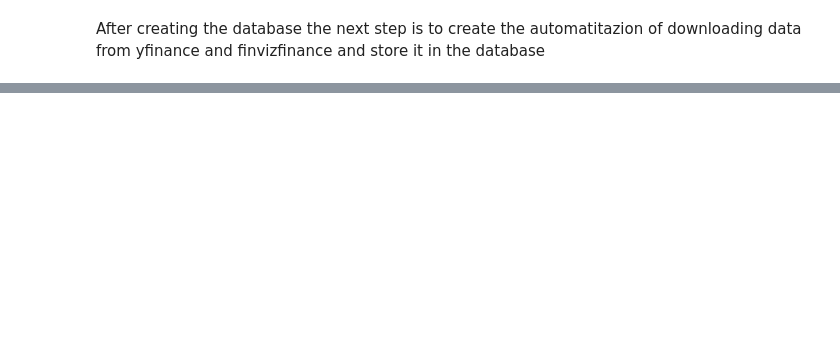
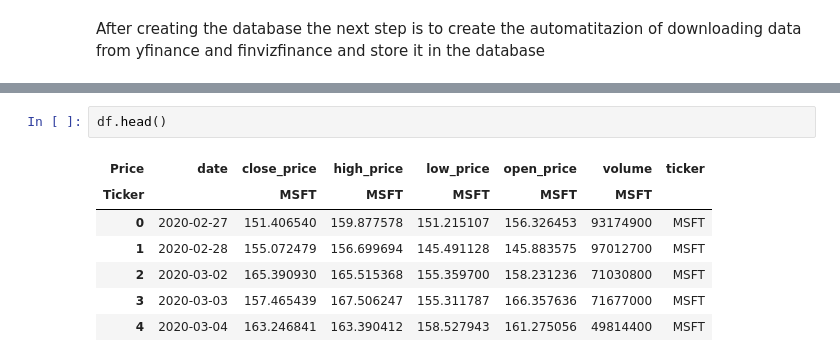
Before and after one commit to jamesrubio23/Portfolio_Advisor, a Jupyter notebook: download_data_to_db.ipynb, the cells around one changed output, grey strips where cells are left out. Drawn from its saved outputs; the diff is of its cells as text; blank space fills up the shorter version.

```diff
--- a/download_data_to_db.ipynb
+++ b/download_data_to_db.ipynb
@@ -90,0 +565,10 @@ def store_company_info(ticker):
+# %%
+df.head()
+# %% [output]
+| Price | date | close_price | high_price | low_price | open_price | volume | ticker |
+| Ticker |  | MSFT | MSFT | MSFT | MSFT | MSFT |  |
+| 0 | 2020-02-27 | 151.406540 | 159.877578 | 151.215107 | 156.326453 | 93174900 | MSFT |
+| 1 | 2020-02-28 | 155.072479 | 156.699694 | 145.491128 | 145.883575 | 97012700 | MSFT |
+| 2 | 2020-03-02 | 165.390930 | 165.515368 | 155.359700 | 158.231236 | 71030800 | MSFT |
+| 3 | 2020-03-03 | 157.465439 | 167.506247 | 155.311787 | 166.357636 | 71677000 | MSFT |
+| 4 | 2020-03-04 | 163.246841 | 163.390412 | 158.527943 | 161.275056 | 49814400 | MSFT |
```
Also changed, not shown: parts of 41 cells of this notebook, 3 other files.
